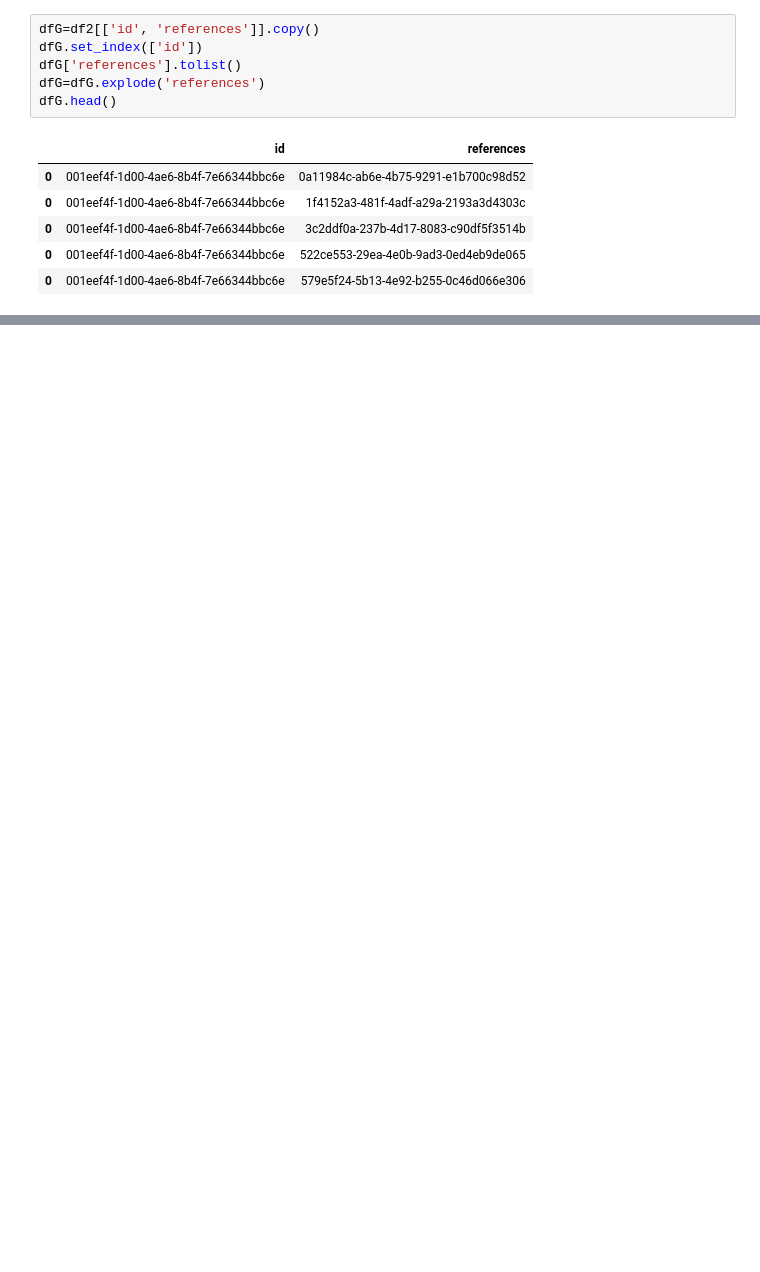
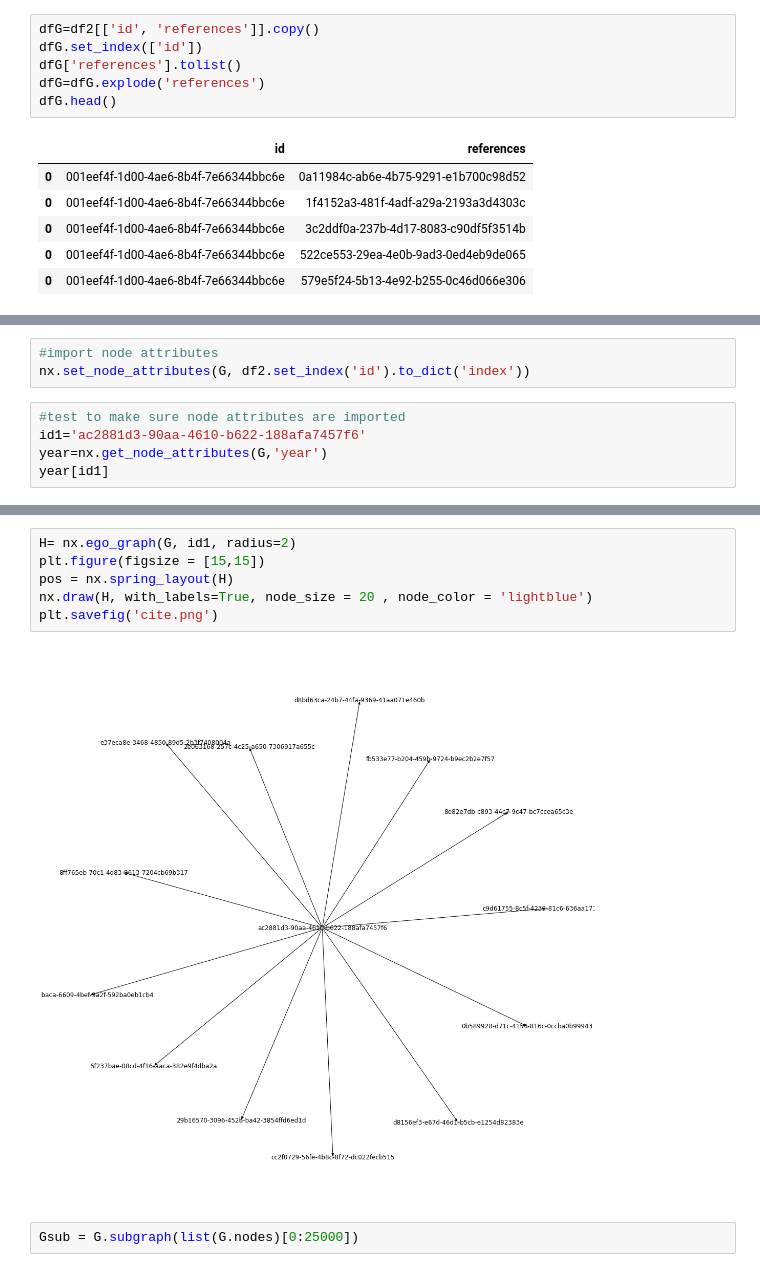
Before and after one commit to mharrisonbaker/DATA620, a Jupyter notebook: Academic_Citation_Graph_Data620final.ipynb, the cells around one changed output, grey strips where cells are left out. Saved outputs shown, nothing was run; the diff lists cells and outputs as text; blank space fills up the shorter version.

```diff
--- a/Academic_Citation_Graph_Data620final.ipynb
+++ b/Academic_Citation_Graph_Data620final.ipynb
@@ -307 +262,9 @@ dfG.head()
 G = nx.from_pandas_edgelist(dfG, source='id', target='references', create_using=nx.DiGraph)
+# %%
+#import node attributes
+nx.set_node_attributes(G, df2.set_index('id').to_dict('index'))
+# %%
+#test to make sure node attributes are imported
+id1='ac2881d3-90aa-4610-b622-188afa7457f6'
+year=nx.get_node_attributes(G,'year')
+year[id1]
@@ -414,0 +277,10 @@ cent_measures
+# %%
+H= nx.ego_graph(G, id1, radius=2)
+plt.figure(figsize = [15,15])
+pos = nx.spring_layout(H)
+nx.draw(H, with_labels=True, node_size = 20 , node_color = 'lightblue')
+plt.savefig('cite.png')
+# %% [output]
+[figure, added]
+# %%
+Gsub = G.subgraph(list(G.nodes)[0:25000])
```
Also changed, not shown: parts of 29 cells of this notebook.
